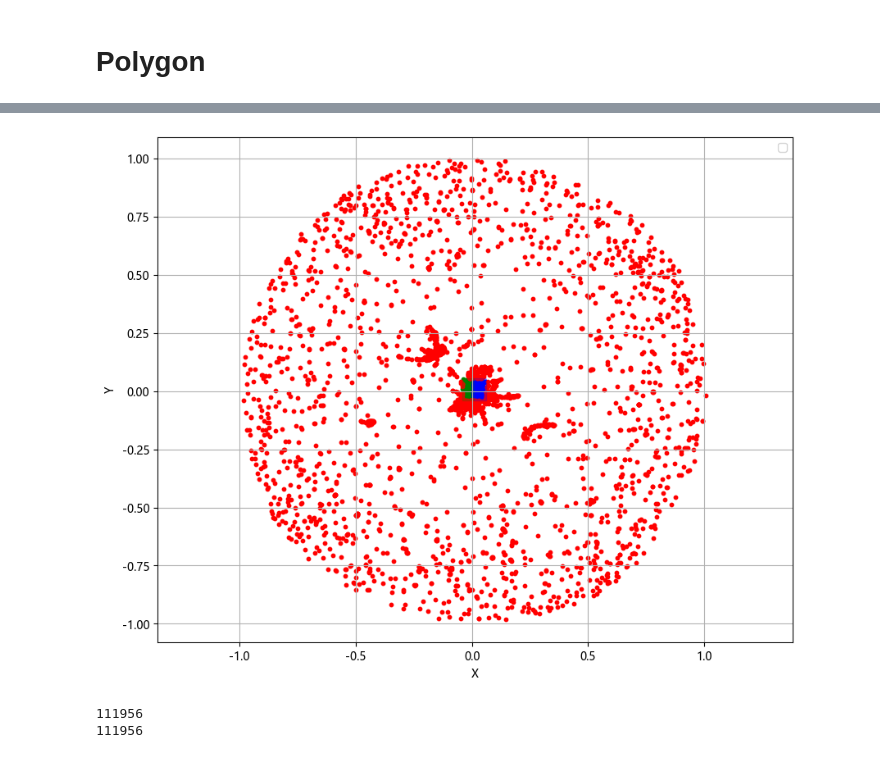
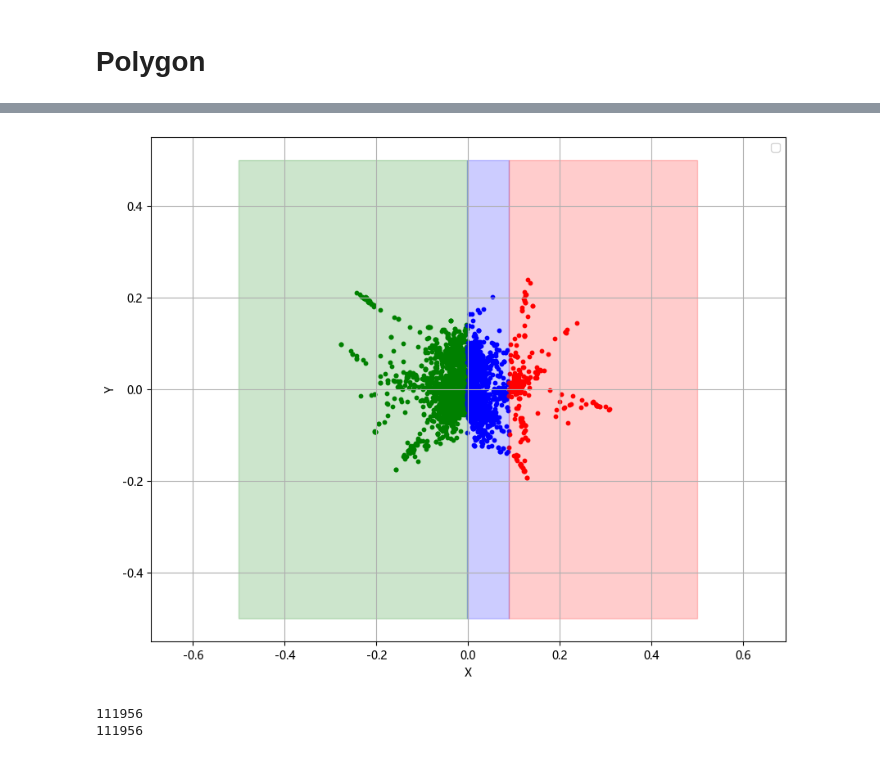
Before and after one commit to kennywang112/TrafficTDApython, a Jupyter notebook: Version4/Car.ipynb, the cells around one changed output, grey strips where cells are left out. Drawn from its saved outputs; the diff is of its cells as text; code cells hidden in the pictures.

```diff
--- a/Version4/Car.ipynb
+++ b/Version4/Car.ipynb
@@ -118,7 +121,7 @@ plot_mca(mca, dummy_data)
 #     pickle.dump(grid_search_info, f)
 # %%
 overlap = 2
-interval = 9
+interval = 10
 detailed_results = []
 silhouette_for_intervals = []
 
@@ -197,67 +174,67 @@ for i in [16]:
 choose = '顯著特徵'
 rbind_data['顯著特徵'] = rbind_data['道路型態子類別名稱'] + ',' + rbind_data['號誌-號誌動作名稱'] + ',' + rbind_data['天候名稱']
 
-mapper_plotter = MapperPlotter(detailed_results_df['mapper_info'][0], rbind_data, seed=i, iterations=100,
-                                range_lst=[-0.04, 0.06, 0.06, -0.06], dim=3)
+mapper_plotter = MapperPlotter(detailed_results_df['mapper_info'][0], rbind_data, seed=i, iterations=50,
+                                range_lst=[-0.05, 0.05, 0.1, -0.1], dim=3)
 mapper_plot = mapper_plotter.create_mapper_plot(choose, most_common_encoded_label, avg=False)
-full_info = mapper_plotter.extract_data(rz=-10)
+full_info, outlier_info = mapper_plotter.extract_data(rz=45, ry=-20)
 mapper_plotter.map_colors(choose, size=15, threshold=500)
 mapper_plotter.plot(choose, avg=False, set_label=True, size=3000)
 # %%
 choose = '死亡'
 rbind_data['死亡'] = death
 
-for i in [16]:
+for i in [5]:
     print(f'Seed: {i}')
-    mapper_plotter = MapperPlotter(detailed_results_df['mapper_info'][0], rbind_data, seed=i, iterations=100,
-                                   range_lst=[-0.04, 0.06, 0.06, -0.06], dim=3)
+    mapper_plotter = MapperPlotter(detailed_results_df['mapper_info'][0], rbind_data, seed=i, iterations=50,
+                                   range_lst=[-0.15, 0.175, 0.2, -0.2], dim=3)
     mapper_plot = mapper_plotter.create_mapper_plot(choose, sum_of_data, avg=True)
-    full_info = mapper_plotter.extract_data(rz=-10)
-    mapper_plotter.map_colors(choose, size=15, threshold=5)
-    mapper_plotter.plot_dens(choose, avg=True, set_label=False, size=3000, minimum_lst=[-0.035, 0.055])
+    full_info, label_out = mapper_plotter.extract_data(rz=45, ry=-20)
+    mapper_plotter.map_colors(choose, size=15, threshold=0)
+    mapper_plotter.plot_dens(choose, avg=True, set_label=False, size=3000, minimum_lst=[-0.04, 0.01])
 # %% [markdown]
 # Polygon
 # %%
 from shapely.geometry import Point, Polygon
 
-rectangle1 = Polygon([(0.008, -0.04), (-0.04, -0.04),(-0.04, 0.055), (0.008, 0.055)])
-rectangle2 = Polygon([(0.008, -0.04), (0.008, 0.055), (0.06, 0.055), (0.06, -0.04)])
+threshold1 = -0.0017
+threshold2 = 0.0889
+x_max = 0.5
+x_min = -0.5
+y_max = 0.5
+y_min = -0.5
 
-filtered_full_info = full_info[(full_info['y'] > -0.06) &
-                               (full_info['y'] < 0.06) &
-                               (full_info['x'] > -0.04) &
-                               (full_info['x'] < 0.06)]
-filtered_full_info = filtered_full_info[filtered_full_info['size'] > 15]
-filtered_full_info = full_info
+rectangle1 = Polygon([(threshold1, y_min), (x_min, y_min), (x_min, y_max), (threshold1, y_max)])
+rectangle2 = Polygon([(threshold1, y_min), (threshold1, y_max), (threshold2, y_max), (threshold2, y_min)])
+rectangle3 = Polygon([(threshold2, y_min), (threshold2, y_max), (x_max, y_max), (x_max, y_min)])
+
+th = 2
+filtered_full_info = full_info[(full_info['y'] > -th) &
+                               (full_info['y'] < th) &
+                               (full_info['x'] > -th) &
+                               (full_info['x'] < th)]
+# filtered_full_info = full_info
 
 # 檢查每個點是否在任意一個區塊內
 inside_indices_1 = filtered_full_info.apply(lambda row: Point(row['x'], row['y']).within(rectangle1), axis=1)
 inside_indices_2 = filtered_full_info.apply(lambda row: Point(row['x'], row['y']).within(rectangle2), axis=1)
+inside_indices_3 = filtered_full_info.apply(lambda row: Point(row['x'], row['y']).within(rectangle3), axis=1)
 
 label_0 = filtered_full_info[inside_indices_1]
 label_1 = filtered_full_info[inside_indices_2]
-
-# 提取區域內和區域外的數據
-all_inside_indices = inside_indices_1 | inside_indices_2
-outside_indices = ~all_inside_indices
-
-label_out = filtered_full_info[outside_indices]
-
-# assert label_0.shape[0] + label_1.shape[0] + label_out.shape[0] == filtered_full_info.shape[0]
+label_2 = filtered_full_info[inside_indices_3]
 
 # 繪製數據點和矩形區塊
 plt.figure(figsize=(10, 8))
 plt.scatter(label_0['x'], label_0['y'], color='green', s=10)
 plt.scatter(label_1['x'], label_1['y'], color='blue', s=10)
-plt.scatter(label_out['x'], label_out['y'], color='red', s=10)
-
+plt.scatter(label_2['x'], label_2['y'], color='red', s=10)
 # 繪製矩形區塊
-for rect, color, alpha in zip([rectangle1, rectangle2],
-                              ['green', 'blue'],
-                              [0.2, 0.2]):
+for rect, color, alpha in zip([rectangle1, rectangle2, rectangle3],
+                              ['green', 'blue', 'red'],
+                              [0.2, 0.2, 0.2]):
     x, y = rect.exterior.xy
     plt.fill(x, y, color=color, alpha=alpha)
-
 # 圖形調整
 plt.xlabel("X")
 plt.ylabel("Y")
@@ -270 +247 @@ plt.show()
-[figure, old version]
+[figure, new version]
```
Also changed, not shown: parts of 11 cells of this notebook, 14 other files.
